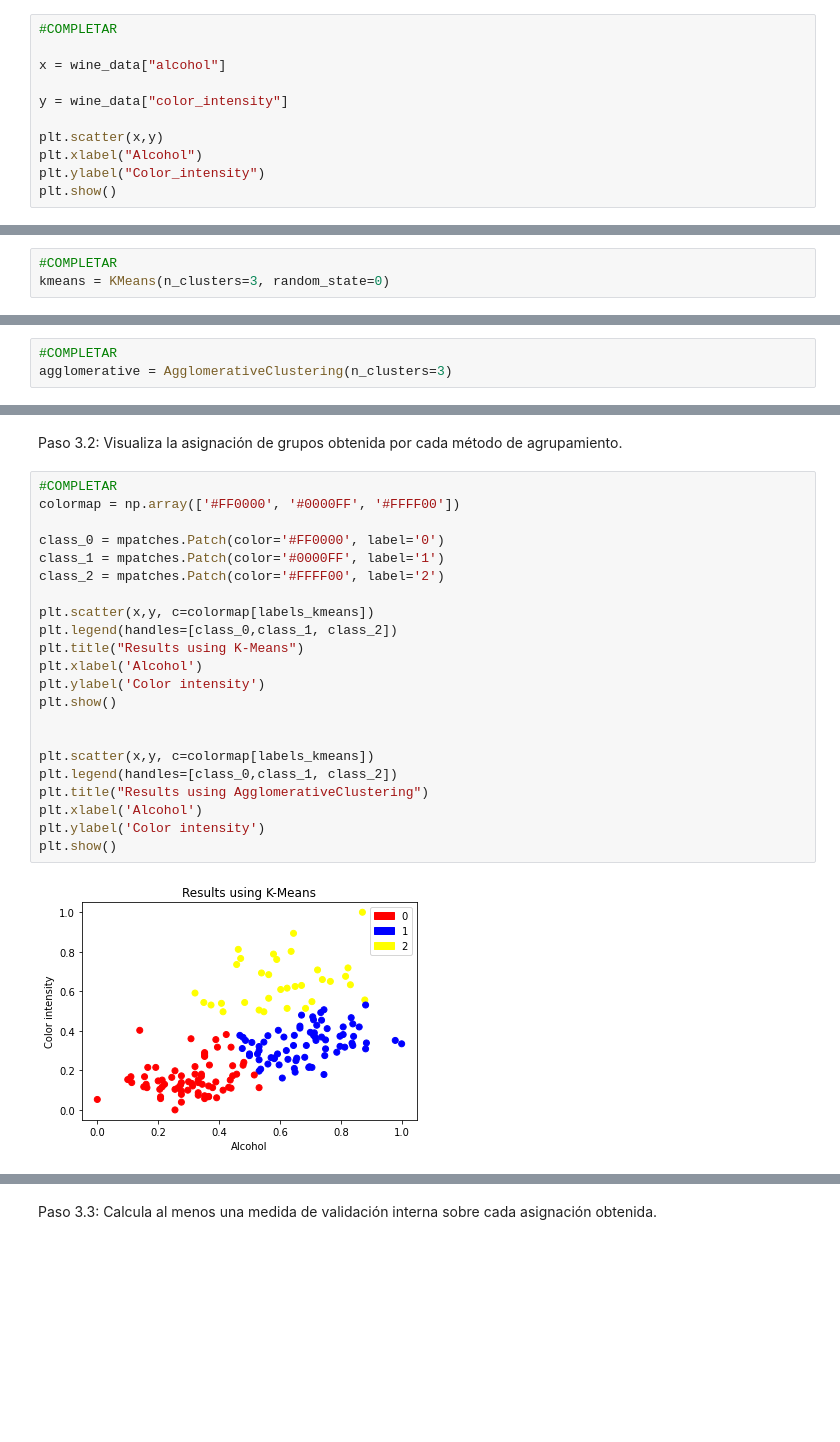
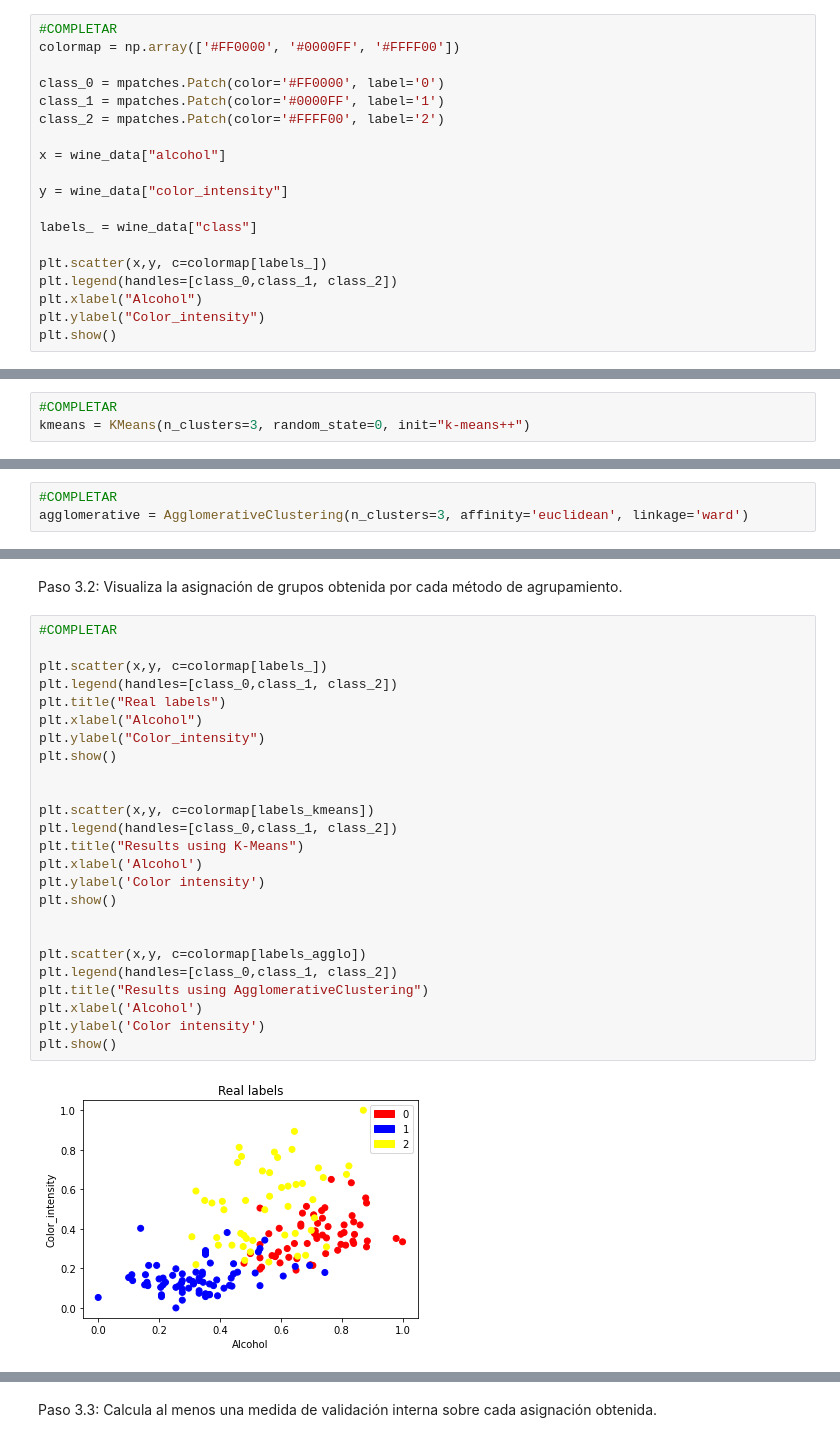
Before and after one commit to golly10/MNSDA, a Jupyter notebook: Tema 3/MetodosNoSupervisados_NotebookTarea3.ipynb, the cells around one changed output, grey strips where cells are left out. Cells and saved outputs as stored; diff of their text form; blank space fills up the shorter version.

```diff
--- a/Tema 3/MetodosNoSupervisados_NotebookTarea3.ipynb
+++ b/Tema 3/MetodosNoSupervisados_NotebookTarea3.ipynb
@@ -80,12 +80,20 @@ dtype: int64
 Paso 1.4: Selecciona dos características para llevar a cabo el agrupamiento, y muestra la distribución de los puntos con alguna gráfica.
 # %%
 #COMPLETAR
+colormap = np.array(['#FF0000', '#0000FF', '#FFFF00'])
+
+class_0 = mpatches.Patch(color='#FF0000', label='0')
+class_1 = mpatches.Patch(color='#0000FF', label='1')
+class_2 = mpatches.Patch(color='#FFFF00', label='2')
 
 x = wine_data["alcohol"]
 
 y = wine_data["color_intensity"]
 
-plt.scatter(x,y)
+labels_ = wine_data["class"]
+
+plt.scatter(x,y, c=colormap[labels_])
+plt.legend(handles=[class_0,class_1, class_2])
 plt.xlabel("Alcohol")
 plt.ylabel("Color_intensity")
 plt.show()
@@ -117,7 +128,7 @@ plt.show()
 Paso 2.1: Especifica los parámetros para el primer método de agrupamiento elegido.
 # %%
 #COMPLETAR
-kmeans = KMeans(n_clusters=3, random_state=0)
+kmeans = KMeans(n_clusters=3, random_state=0, init="k-means++")
 # %% [markdown]
 Paso 2.2: Ejecuta el primer método de agrupamiento.
 # %%
@@ -127,7 +138,7 @@ results_kmeans = kmeans.fit(np.array([x,y]).T)
 Paso 2.3: Especifica los parámetros del segundo método de agrupamiento. Preferentemente, utiliza uno de una familia diferente al anterior.
 # %%
 #COMPLETAR
-agglomerative = AgglomerativeClustering(n_clusters=3)
+agglomerative = AgglomerativeClustering(n_clusters=3, affinity='euclidean', linkage='ward')
 # %% [markdown]
 Paso 2.4: Ejecuta el segundo método de agrupamiento.
 # %%
@@ -167,25 +195,28 @@ El método AgglomerativeClustering ha obtenido la siguiente agrupación:
 Paso 3.2: Visualiza la asignación de grupos obtenida por cada método de agrupamiento.
 # %%
 #COMPLETAR
-colormap = np.array(['#FF0000', '#0000FF', '#FFFF00'])
 
-class_0 = mpatches.Patch(color='#FF0000', label='0')
-class_1 = mpatches.Patch(color='#0000FF', label='1')
-class_2 = mpatches.Patch(color='#FFFF00', label='2')
+plt.scatter(x,y, c=colormap[labels_])
+plt.legend(handles=[class_0,class_1, class_2])
+plt.title("Real labels")
+plt.xlabel("Alcohol")
+plt.ylabel("Color_intensity")
+plt.show()
+
 
 plt.scatter(x,y, c=colormap[labels_kmeans])
 plt.legend(handles=[class_0,class_1, class_2])
 plt.title("Results using K-Means")
 plt.xlabel('Alcohol')
 plt.ylabel('Color intensity')
 plt.show()
 
 
-plt.scatter(x,y, c=colormap[labels_kmeans])
+plt.scatter(x,y, c=colormap[labels_agglo])
 plt.legend(handles=[class_0,class_1, class_2])
 plt.title("Results using AgglomerativeClustering")
 plt.xlabel('Alcohol')
 plt.ylabel('Color intensity')
 plt.show()
 # %% [output]
-[figure, old version]
+[figure, new version]
```
Also changed, not shown: parts of 15 cells of this notebook, 1 other file.
